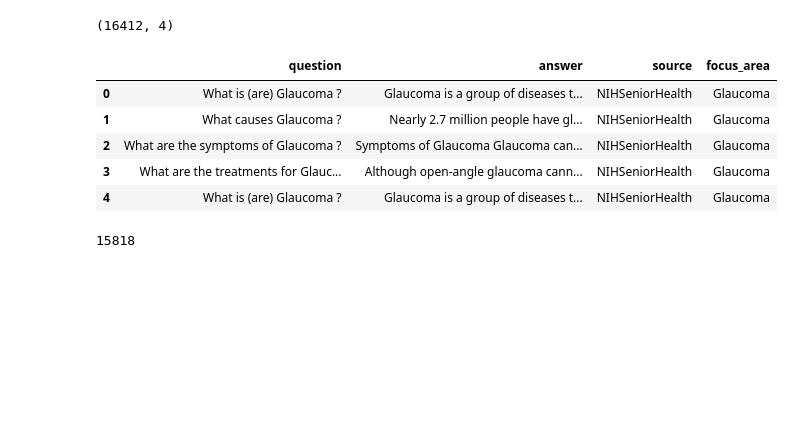
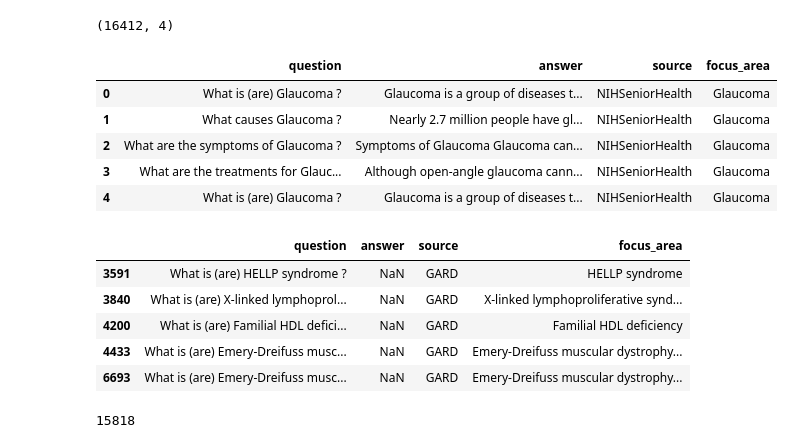
Before and after one commit to YabaCoffie/healthcare, a Jupyter notebook: healthcare.ipynb, the cells around one changed output. Cells and saved outputs as stored; diff of their text form; code cells hidden in the pictures; blank space fills up the shorter version.

```diff
--- a/healthcare.ipynb
+++ b/healthcare.ipynb
@@ -23,6 +23,15 @@ data.head()
 | 2 | What are the symptoms of Glaucoma ? | Symptoms of Glaucoma Glaucoma can... | NIHSeniorHealth | Glaucoma |
 | 3 | What are the treatments for Glauc... | Although open-angle glaucoma cann... | NIHSeniorHealth | Glaucoma |
 | 4 | What is (are) Glaucoma ? | Glaucoma is a group of diseases t... | NIHSeniorHealth | Glaucoma |
+# %%
+data[data['answer'].isna()]
+# %% [output]
+|  | question | answer | source | focus_area |
+| 3591 | What is (are) HELLP syndrome ? | NaN | GARD | HELLP syndrome |
+| 3840 | What is (are) X-linked lymphoprol... | NaN | GARD | X-linked lymphoproliferative synd... |
+| 4200 | What is (are) Familial HDL defici... | NaN | GARD | Familial HDL deficiency |
+| 4433 | What is (are) Emery-Dreifuss musc... | NaN | GARD | Emery-Dreifuss muscular dystrophy... |
+| 6693 | What is (are) Emery-Dreifuss musc... | NaN | GARD | Emery-Dreifuss muscular dystrophy... |
 # %%
 len(data["answer"].unique())
 # %% [output]
```
Also changed, not shown: 1 other file.
